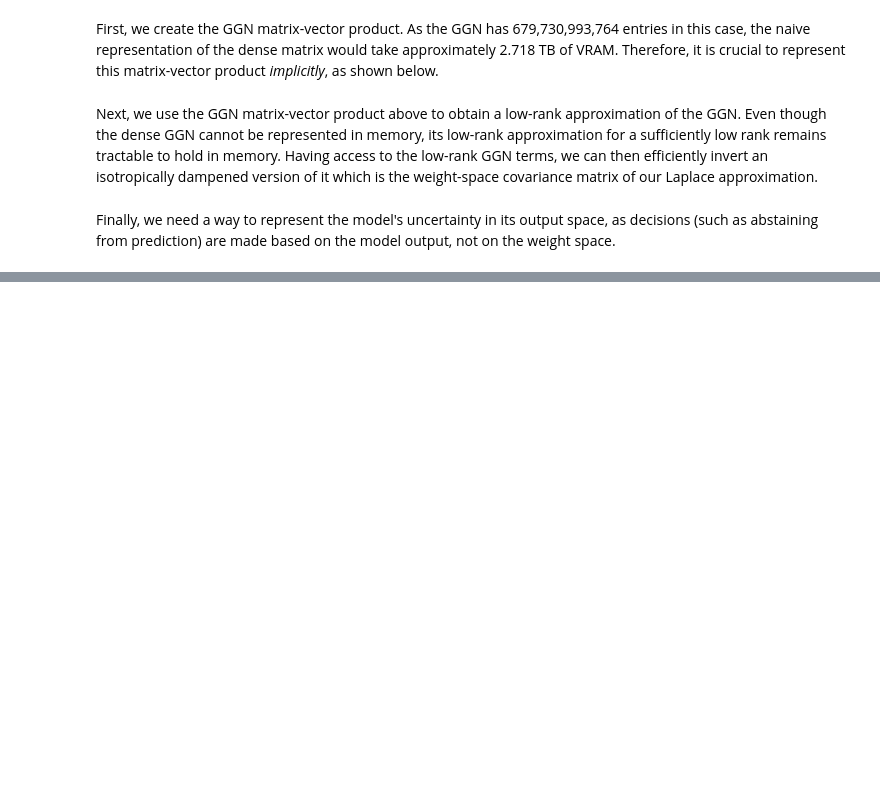
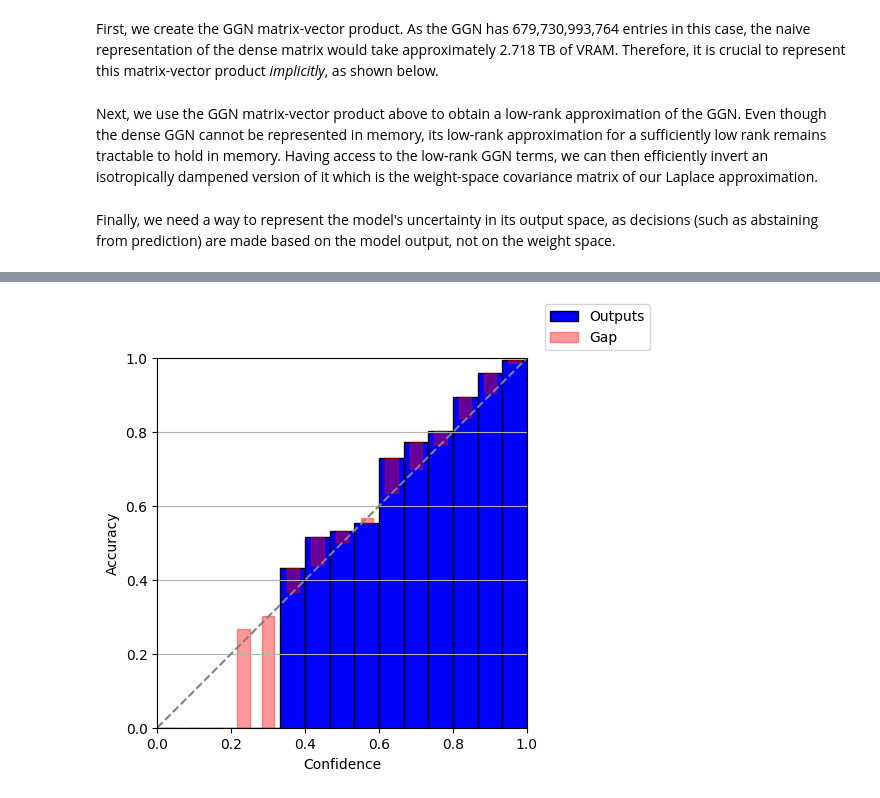
Before and after one commit to lenardrommel/laplax, a Jupyter notebook: examples/0002_laplax_on_mnist.ipynb, the cells around one changed output, grey strips where cells are left out. Cells and saved outputs as stored; diff of their text form; code cells hidden in the pictures; blank space fills up the shorter version.

```diff
--- a/examples/0002_laplax_on_mnist.ipynb
+++ b/examples/0002_laplax_on_mnist.ipynb
@@ -634,0 +451,99 @@ Laplace acc: 0.9448
+# %%
+from laplax.eval import apply_fns, evaluate_metrics_on_generator, transfer_entry
+
+
+def confidences_map(map_, **kwargs):
+    del kwargs
+    return jnp.max(jax.nn.softmax(map_, axis=-1), axis=-1)
+
+
+def correctness_map(map_, target, **kwargs):
+    del kwargs
+    return correctness(pred=map_, target=target).astype(jnp.float32)
+
+
+def confidences_pred(pred_act, **kwargs):
+    del kwargs
+    return jnp.max(pred_act, axis=-1)
+
+
+def correctness_pred(pred_act, target, **kwargs):
+    del kwargs
+    return correctness(pred=pred_act, target=target).astype(jnp.float32)
+
+
+results = evaluate_metrics_on_generator(
+    pushforward_fn,
+    get_test_iter(test_loader),
+    metrics=[
+        transfer_entry(
+            ["pred_mean", "map", "mc_pred_act"]
+        ),
+        apply_fns(
+            confidences_map,
+            correctness_map,
+            confidences_pred,
+            correctness_pred,
+            map_="map",
+            target="target",
+            pred_act="mc_pred_act",
+        ),
+    ],
+    reduce=jnp.concatenate
+)
+
+confidences_map = results['confidences_map']
+correctness_map = results['correctness_map']
+confidences_pred = results['confidences_pred']
+correctness_pred = results['correctness_pred']
+
+ece_map = expected_calibration_error(
+    confidence=confidences_map, correctness=correctnesses_map, num_bins=NUM_BINS
+)
+ece_pred = expected_calibration_error(
+    confidence=confidences_pred, correctness=correctnesses_pred, num_bins=NUM_BINS
+)
+
+print(f"MAP ECE: {ece_map:.4f}")
+print(f"MAP acc: {correctnesses_map.mean():.4f}")
+print(f"Laplace ECE: {ece_pred:.4f}")
+print(f"Laplace acc: {correctnesses_pred.mean():.4f}")
+# print(f"Laplace std mean: {std_mean:.4f}")
+
+
+# Calculate bin metrics for Laplace
+bin_proportions_pred, bin_confidences_pred, bin_accuracies_pred = calculate_bin_metrics(
+    confidence=confidences_pred, correctness=correctnesses_pred, num_bins=NUM_BINS
+)
+
+# Plot the reliability diagram
+create_reliability_diagram(
+    bin_confidences=bin_confidences_pred,
+    bin_accuracies=bin_accuracies_pred,
+    num_bins=NUM_BINS,
+)
+
+# Plot the proportion diagram
+create_proportion_diagram(
+    bin_proportions=bin_proportions_pred,
+    num_bins=NUM_BINS,
+)
+
+# Calculate bin metrics for MAP
+bin_proportions_map, bin_confidences_map, bin_accuracies_map = calculate_bin_metrics(
+    confidence=confidences_map, correctness=correctnesses_map, num_bins=NUM_BINS
+)
+
+# Plot the reliability diagram
+create_reliability_diagram(
+    bin_confidences=bin_confidences_map,
+    bin_accuracies=bin_accuracies_map,
+    num_bins=NUM_BINS,
+)
+
+# Plot the proportion diagram
+create_proportion_diagram(
+    bin_proportions=bin_proportions_map,
+    num_bins=NUM_BINS,
+)
+# %% [output]
@@ -634,0 +554 @@ Laplace acc: 0.9448
+[figure, added]
```
Also changed, not shown: parts of 7 cells of this notebook.
